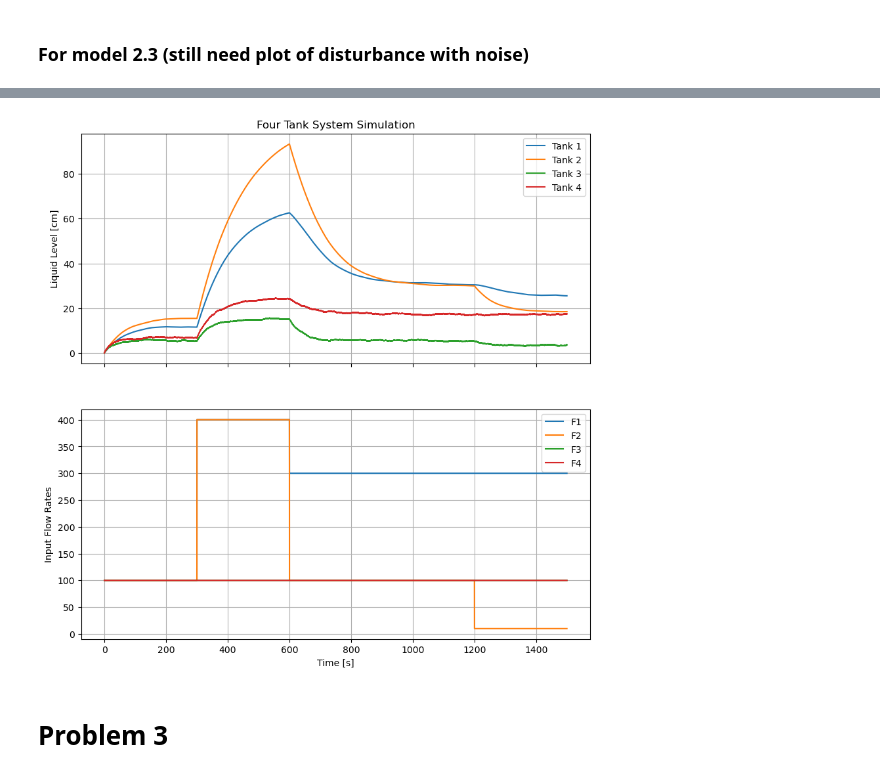
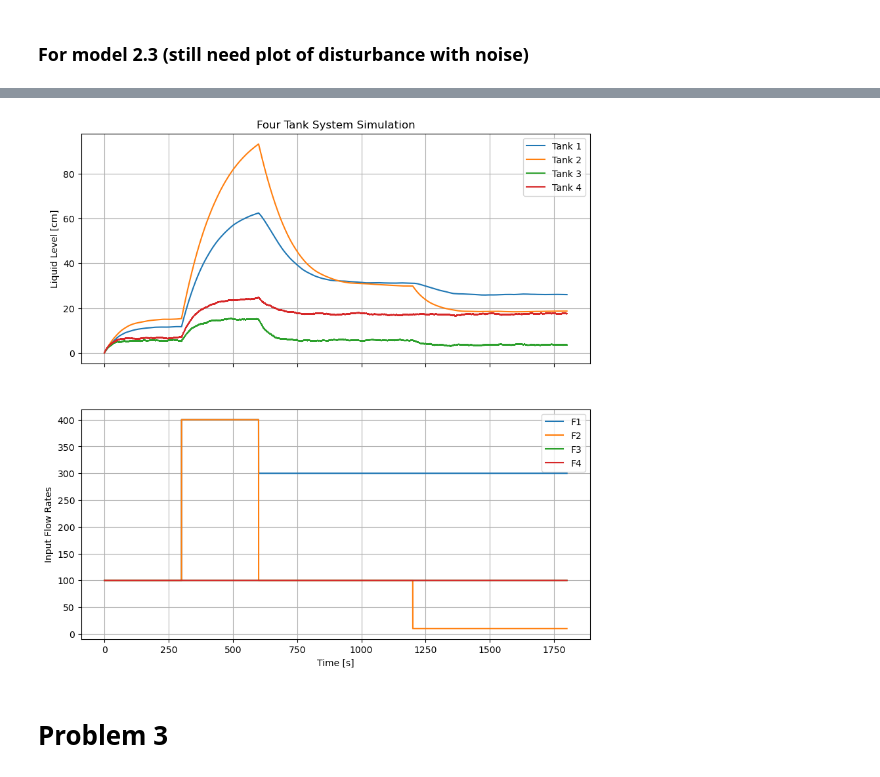
Before and after one commit to Comicboy/DTU_MPC, a Jupyter notebook: Modified_FourTank.ipynb, the cells around one changed output, grey strips where cells are left out. Cells and saved outputs as stored; diff of their text form; code cells hidden in the pictures.

```diff
--- a/Modified_FourTank.ipynb
+++ b/Modified_FourTank.ipynb
@@ -88,28 +89,28 @@ x, y, z, T_all, X_all, H_all = fun.sim22(times, x0, u, d, p, noise_level=5)
 ![image.png](attachment:image.png)
 # %%
 # --- Time and Noise Setup ---
-times = np.array([0, 5, 10, 20, 25]) * 60  # in seconds
+times = np.array([0, 5, 10, 20, 30]) * 60  # in seconds
 dt = 0.01
 
 # --- Initial Conditions ---
 h10, h20, h30, h40 = 0.0, 0.0, 0.0, 0.0
 m10 = rho * A1 * h10
 m20 = rho * A2 * h20
 m30 = rho * A3 * h30
 m40 = rho * A4 * h40
 x0 = np.array([m10, m20, m30, m40])
 
 # --- Input Profiles ---
 F1 = np.array([100,400,300,300])
 F2 = np.array([100,400,100,10])
 F3 = np.array([100, 100, 100, 100])
 F4 = np.array([100, 100, 100, 100])
 u = np.array([F1, F2])
 d = np.array([F3, F4])
 
 x = fun.sim23(times, dt, x0, u, d, p, noise_level=20)
 # %% [output]
-[figure, old version]
+[figure, new version]
 # %% [markdown]
 # Problem 3
 # %% [markdown]
```
Also changed, not shown: parts of 18 cells of this notebook, 2 other files.
